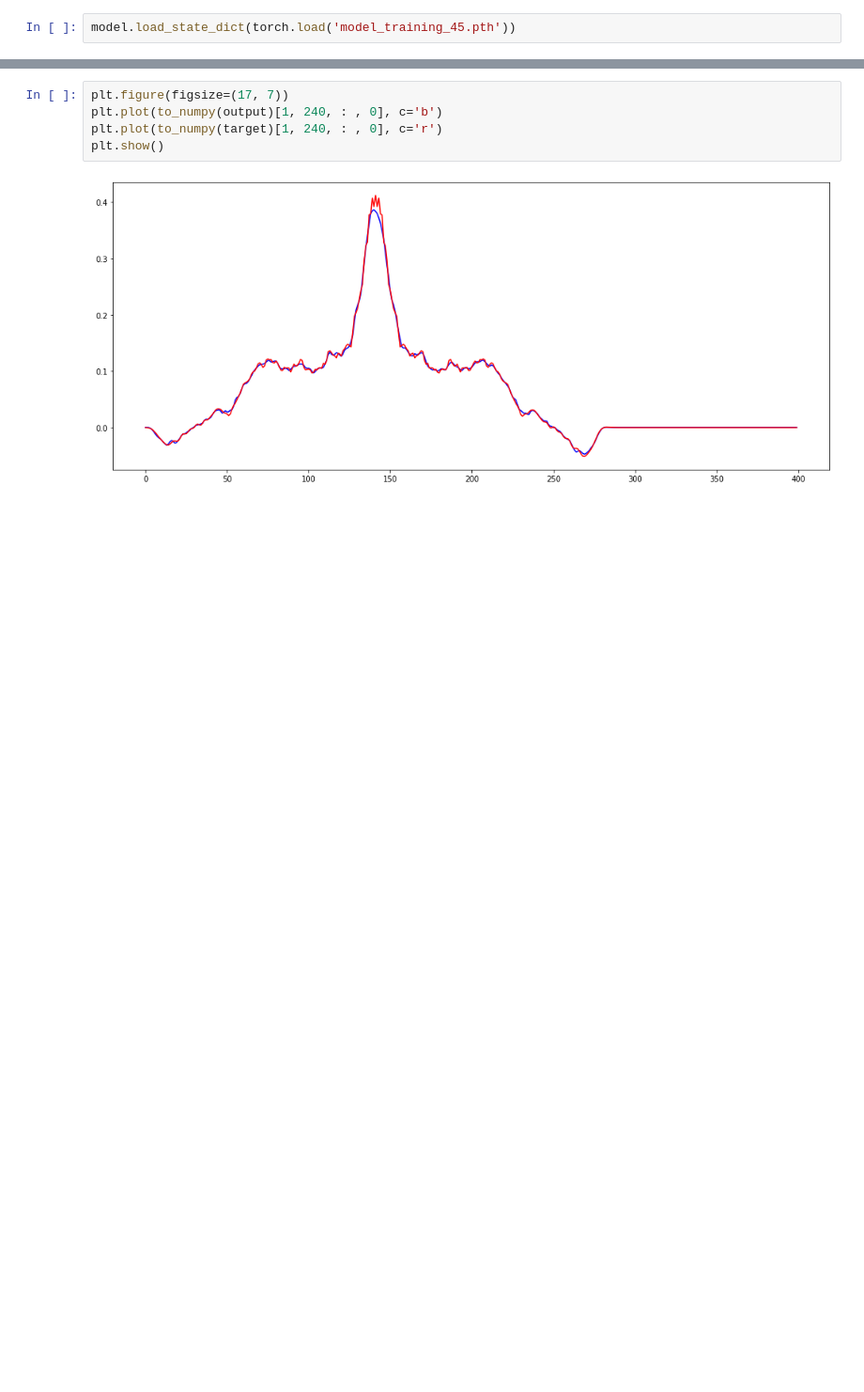
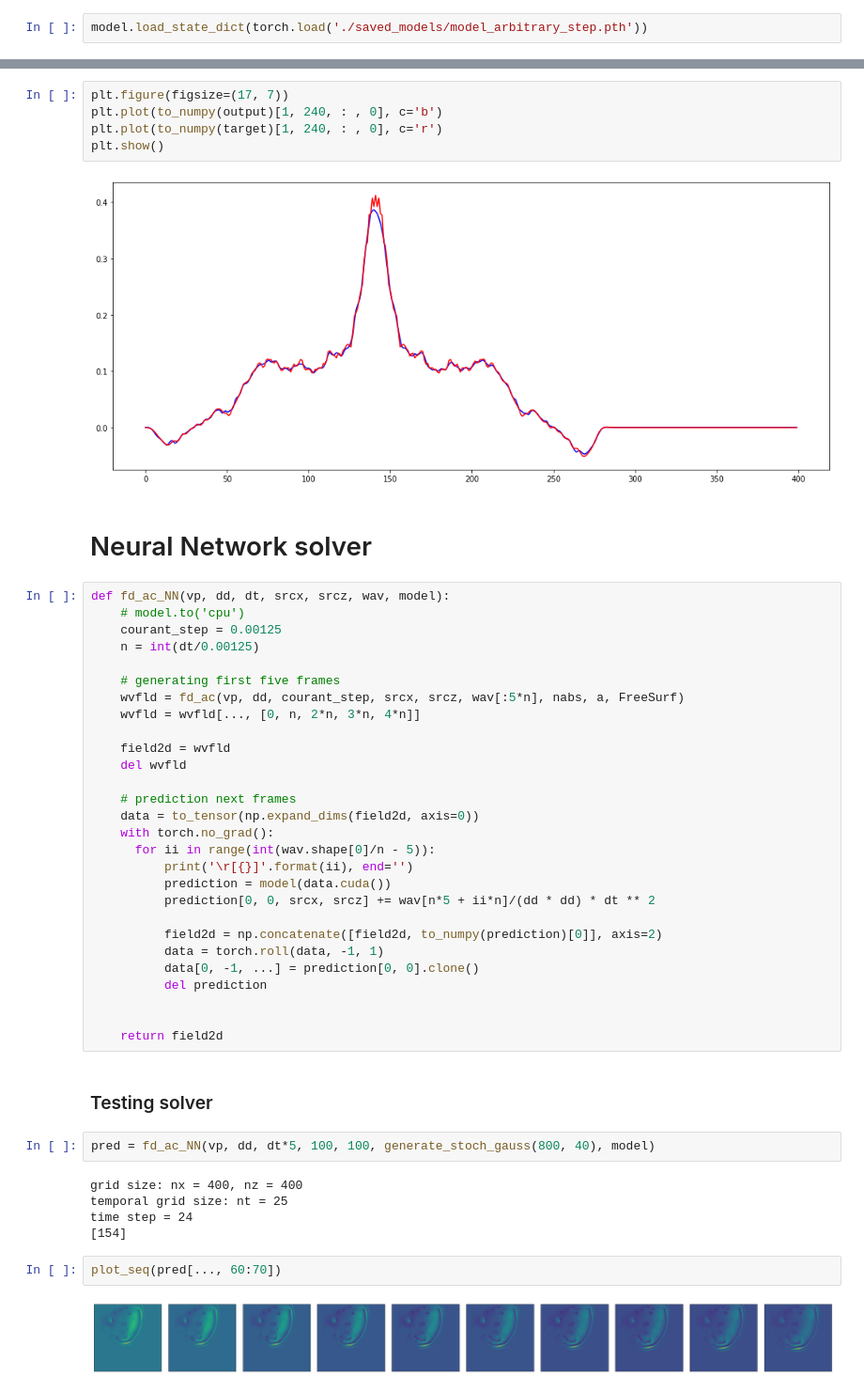
Before and after one commit to livenrlty/waveprop, a Jupyter notebook: waveprop.ipynb, the cells around one changed output, grey strips where cells are left out. Shown at 94% size. Drawn from its saved outputs; the diff is of its cells as text; blank space fills up the shorter version.

```diff
--- a/waveprop.ipynb
+++ b/waveprop.ipynb
@@ -293,7 +281,7 @@ torch.save(model.state_dict(), 'model_good.pth')
 # %% [markdown]
 ### Loading saved model
 # %%
-model.load_state_dict(torch.load('model_training_45.pth'))
+model.load_state_dict(torch.load('./saved_models/model_arbitrary_step.pth'))
 # %% [output]
 <All keys matched successfully>
 # %% [markdown]
@@ -333,3 +321,46 @@ plt.plot(to_numpy(target)[1, 240, : , 0], c='r')
 plt.show()
 # %% [output]
 [figure]
+# %% [markdown]
+# Neural Network solver
+# %%
+def fd_ac_NN(vp, dd, dt, srcx, srcz, wav, model):
+    # model.to('cpu')
+    courant_step = 0.00125
+    n = int(dt/0.00125)
+
+    # generating first five frames
+    wvfld = fd_ac(vp, dd, courant_step, srcx, srcz, wav[:5*n], nabs, a, FreeSurf)
+    wvfld = wvfld[..., [0, n, 2*n, 3*n, 4*n]]
+
+    field2d = wvfld
+    del wvfld
+
+    # prediction next frames
+    data = to_tensor(np.expand_dims(field2d, axis=0))
+    with torch.no_grad():
+      for ii in range(int(wav.shape[0]/n - 5)):
+          print('\r[{}]'.format(ii), end='')
+          prediction = model(data.cuda())
+          prediction[0, 0, srcx, srcz] += wav[n*5 + ii*n]/(dd * dd) * dt ** 2
+
+          field2d = np.concatenate([field2d, to_numpy(prediction)[0]], axis=2)
+          data = torch.roll(data, -1, 1)
+          data[0, -1, ...] = prediction[0, 0].clone()
+          del prediction
+
+
+    return field2d
+# %% [markdown]
+### Testing solver
+# %%
+pred = fd_ac_NN(vp, dd, dt*5, 100, 100, generate_stoch_gauss(800, 40), model)
+# %% [output]
+grid size: nx = 400, nz = 400
+temporal grid size: nt = 25
+time step = 24
+[154]
+# %%
+plot_seq(pred[..., 60:70])
+# %% [output]
+[figure, added]
```
Also changed, not shown: parts of 8 cells of this notebook.
